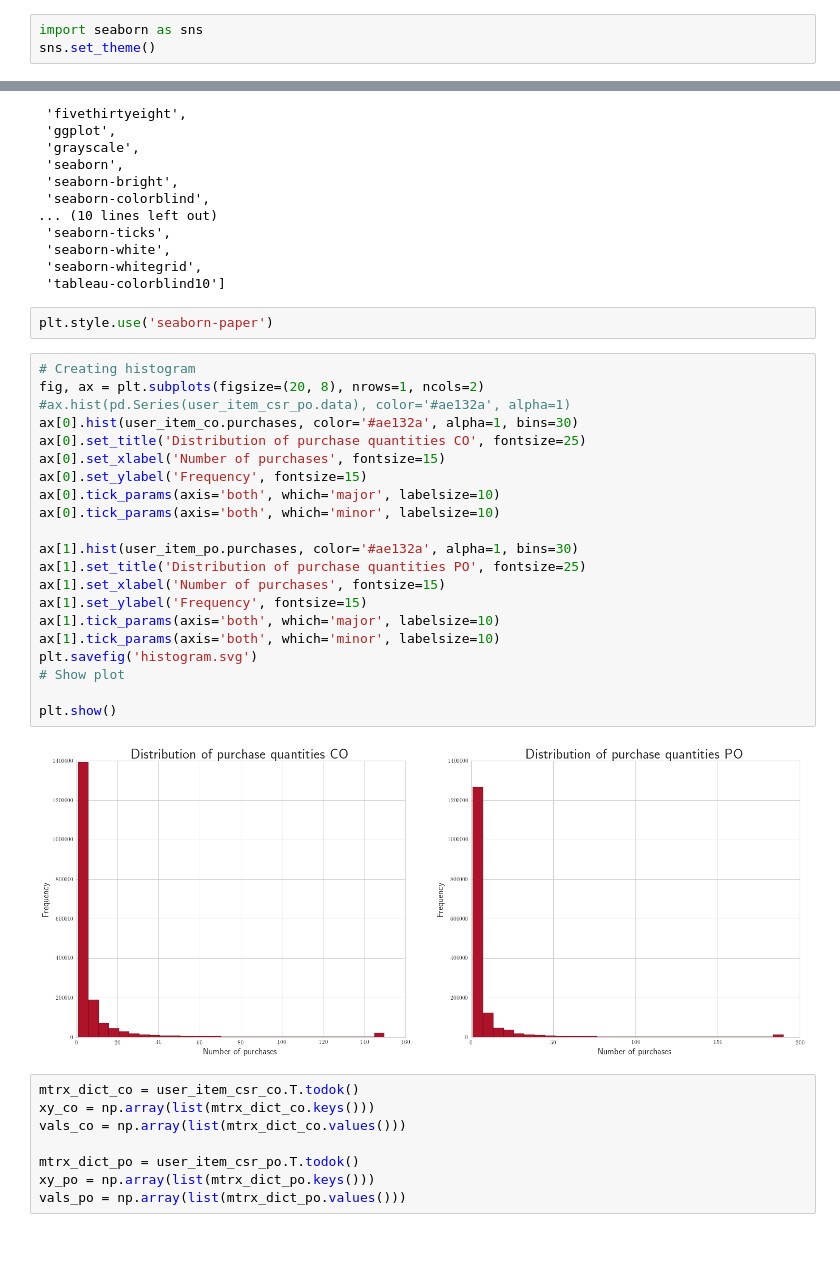
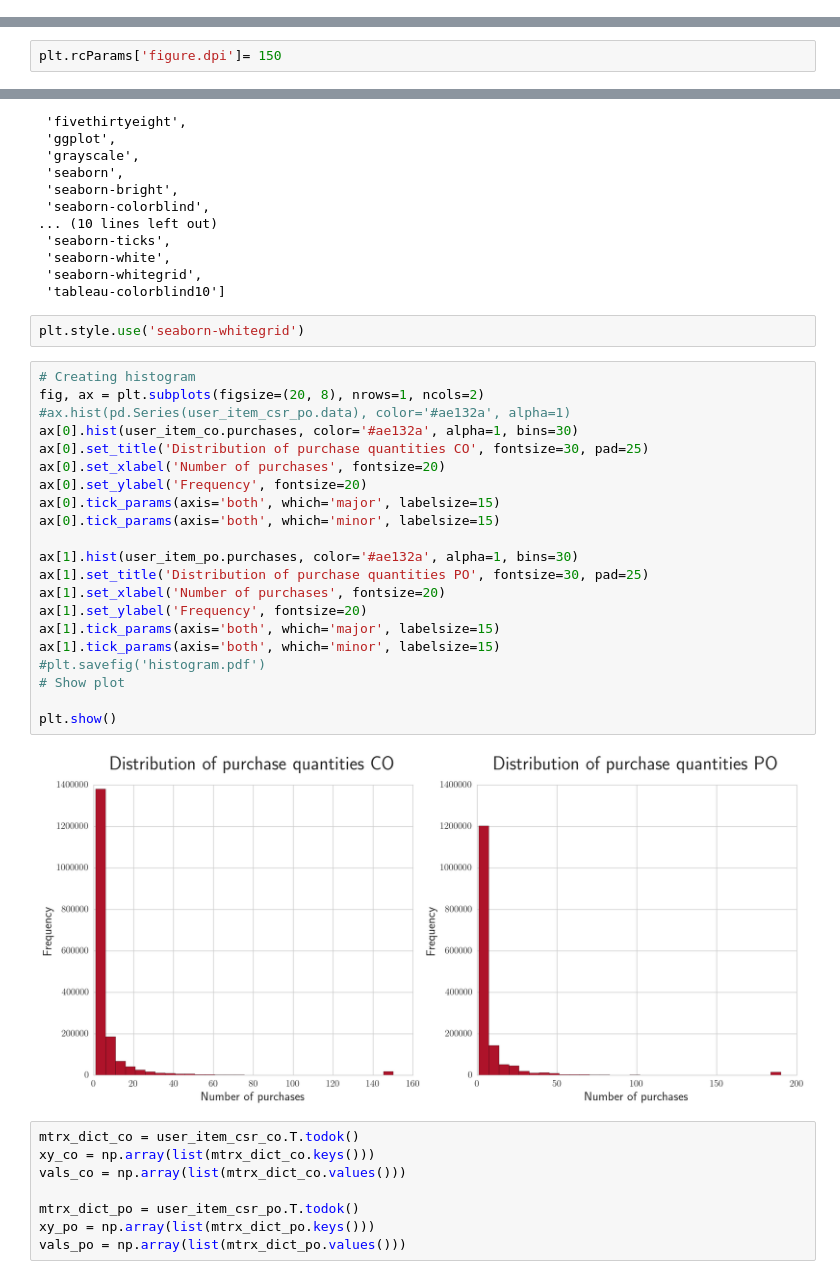
Before and after one commit to ChristophBarkey/Implicit_CF, a Jupyter notebook: EDA_AGO.ipynb, the cells around one changed output, grey strips where cells are left out. Drawn from its saved outputs; the diff is of its cells as text; blank space fills up the shorter version.

```diff
--- a/EDA_AGO.ipynb
+++ b/EDA_AGO.ipynb
@@ -98,12 +16,11 @@ user_item_co.item.nunique()
-# %%
-import seaborn as sns
-sns.set_theme()
 # %%
 plt.rcParams['text.usetex'] = True
 # %%
 plt.rcParams['text.usetex']
 # %% [output]
 True
+# %%
+plt.rcParams['figure.dpi']= 150
 # %%
 plt.style.available
 # %% [output]
@@ -125,30 +42,30 @@ plt.style.available
  'seaborn-whitegrid',
  'tableau-colorblind10']
 # %%
-plt.style.use('seaborn-paper')
+plt.style.use('seaborn-whitegrid')
 # %%
 # Creating histogram
 fig, ax = plt.subplots(figsize=(20, 8), nrows=1, ncols=2)
 #ax.hist(pd.Series(user_item_csr_po.data), color='#ae132a', alpha=1)
 ax[0].hist(user_item_co.purchases, color='#ae132a', alpha=1, bins=30)
-ax[0].set_title('Distribution of purchase quantities CO', fontsize=25)
-ax[0].set_xlabel('Number of purchases', fontsize=15)
-ax[0].set_ylabel('Frequency', fontsize=15)
-ax[0].tick_params(axis='both', which='major', labelsize=10)
-ax[0].tick_params(axis='both', which='minor', labelsize=10)
+ax[0].set_title('Distribution of purchase quantities CO', fontsize=30, pad=25)
+ax[0].set_xlabel('Number of purchases', fontsize=20)
+ax[0].set_ylabel('Frequency', fontsize=20)
+ax[0].tick_params(axis='both', which='major', labelsize=15)
+ax[0].tick_params(axis='both', which='minor', labelsize=15)
 
 ax[1].hist(user_item_po.purchases, color='#ae132a', alpha=1, bins=30)
-ax[1].set_title('Distribution of purchase quantities PO', fontsize=25)
-ax[1].set_xlabel('Number of purchases', fontsize=15)
-ax[1].set_ylabel('Frequency', fontsize=15)
-ax[1].tick_params(axis='both', which='major', labelsize=10)
-ax[1].tick_params(axis='both', which='minor', labelsize=10)
-plt.savefig('histogram.svg')
+ax[1].set_title('Distribution of purchase quantities PO', fontsize=30, pad=25)
+ax[1].set_xlabel('Number of purchases', fontsize=20)
+ax[1].set_ylabel('Frequency', fontsize=20)
+ax[1].tick_params(axis='both', which='major', labelsize=15)
+ax[1].tick_params(axis='both', which='minor', labelsize=15)
+#plt.savefig('histogram.pdf')
 # Show plot
 
 plt.show()
 # %% [output]
-[figure, old version]
+[figure, new version]
 # %%
 mtrx_dict_co = user_item_csr_co.T.todok()
 xy_co = np.array(list(mtrx_dict_co.keys()))
```
Also changed, not shown: parts of 11 cells of this notebook.
